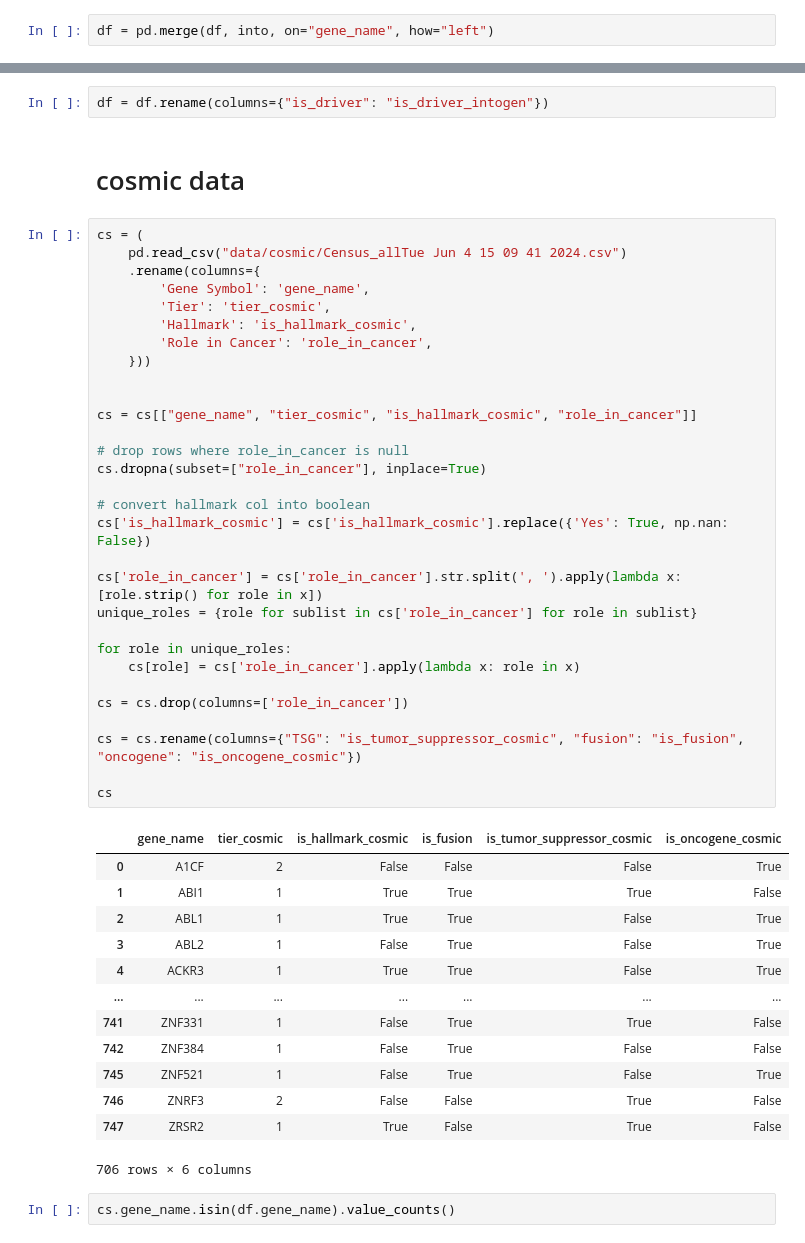
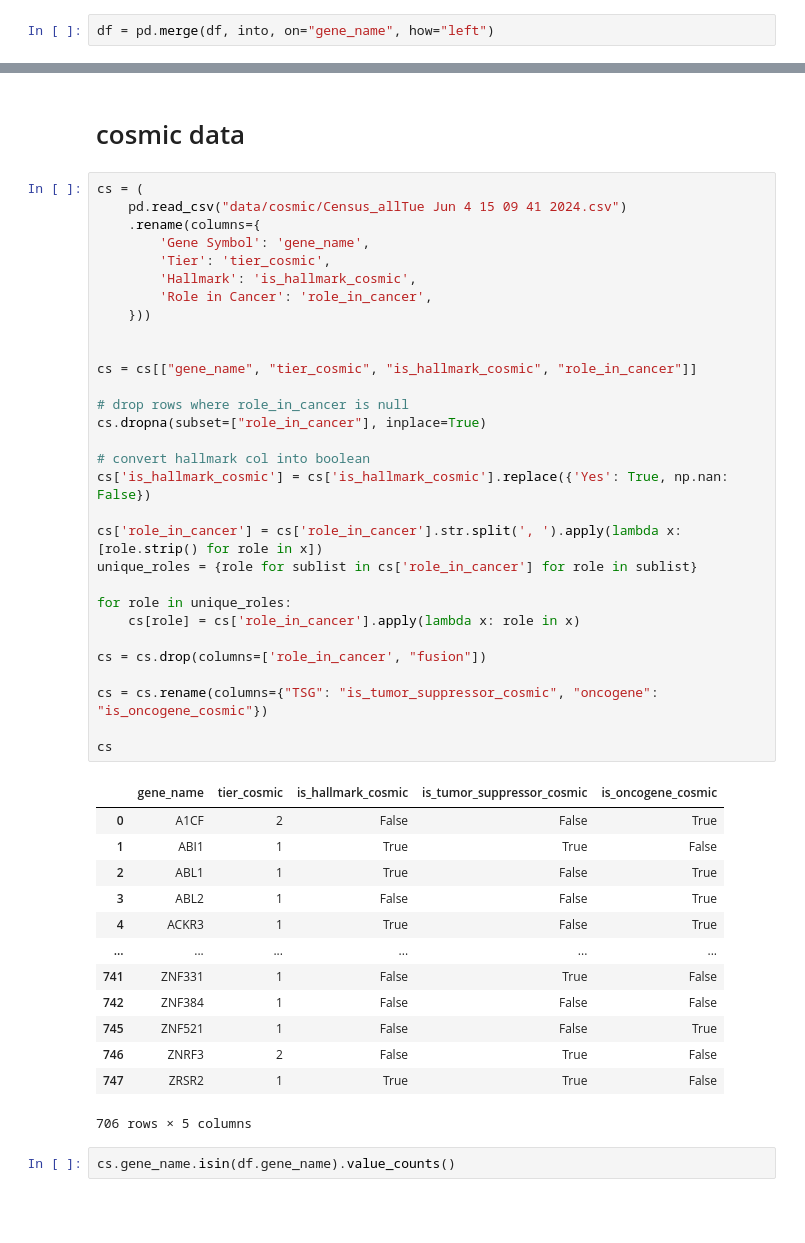
Before and after one commit to TasbasMN/mirscribe-vcf, a Jupyter notebook: data/db/genes.ipynb, the cells around one changed output, grey strips where cells are left out. Saved outputs shown, nothing was run; the diff lists cells and outputs as text; blank space fills up the shorter version.

Commit message:
edit gene db

```diff
--- a/data/db/genes.ipynb
+++ b/data/db/genes.ipynb
@@ -305,52 +309,50 @@ is_driver           0
 dtype: int64
-# %%
-df = df.rename(columns={"is_driver": "is_driver_intogen"})
 # %% [markdown]
 # cosmic data
 # %%
 cs = (
     pd.read_csv("data/cosmic/Census_allTue Jun 4 15 09 41 2024.csv")
     .rename(columns={
         'Gene Symbol': 'gene_name',
         'Tier': 'tier_cosmic',
         'Hallmark': 'is_hallmark_cosmic',
         'Role in Cancer': 'role_in_cancer',
     }))
 
 
 cs = cs[["gene_name", "tier_cosmic", "is_hallmark_cosmic", "role_in_cancer"]]
 
 # drop rows where role_in_cancer is null
 cs.dropna(subset=["role_in_cancer"], inplace=True)
 
 # convert hallmark col into boolean
 cs['is_hallmark_cosmic'] = cs['is_hallmark_cosmic'].replace({'Yes': True, np.nan: False})
 
 cs['role_in_cancer'] = cs['role_in_cancer'].str.split(', ').apply(lambda x: [role.strip() for role in x])
 unique_roles = {role for sublist in cs['role_in_cancer'] for role in sublist}
 
 for role in unique_roles:
     cs[role] = cs['role_in_cancer'].apply(lambda x: role in x)
 
-cs = cs.drop(columns=['role_in_cancer'])
+cs = cs.drop(columns=['role_in_cancer', "fusion"])
 
-cs = cs.rename(columns={"TSG": "is_tumor_suppressor_cosmic", "fusion": "is_fusion", "oncogene": "is_oncogene_cosmic"})
+cs = cs.rename(columns={"TSG": "is_tumor_suppressor_cosmic", "oncogene": "is_oncogene_cosmic"})
 
 cs
 # %% [output]
-|  | gene_name | tier_cosmic | is_hallmark_cosmic | is_fusion | is_tumor_suppressor_cosmic | is_oncogene_cosmic |
-| 0 | A1CF | 2 | False | False | False | True |
-| 1 | ABI1 | 1 | True | True | True | False |
-| 2 | ABL1 | 1 | True | True | False | True |
-| 3 | ABL2 | 1 | False | True | False | True |
-| 4 | ACKR3 | 1 | True | True | False | True |
-| ... | ... | ... | ... | ... | ... | ... |
-| 741 | ZNF331 | 1 | False | True | True | False |
-| 742 | ZNF384 | 1 | False | True | False | False |
-| 745 | ZNF521 | 1 | False | True | False | True |
-| 746 | ZNRF3 | 2 | False | False | True | False |
-| 747 | ZRSR2 | 1 | True | False | True | False |
+|  | gene_name | tier_cosmic | is_hallmark_cosmic | is_tumor_suppressor_cosmic | is_oncogene_cosmic |
+| 0 | A1CF | 2 | False | False | True |
+| 1 | ABI1 | 1 | True | True | False |
+| 2 | ABL1 | 1 | True | False | True |
+| 3 | ABL2 | 1 | False | False | True |
+| 4 | ACKR3 | 1 | True | False | True |
+| ... | ... | ... | ... | ... | ... |
+| 741 | ZNF331 | 1 | False | True | False |
+| 742 | ZNF384 | 1 | False | False | False |
+| 745 | ZNF521 | 1 | False | False | True |
+| 746 | ZNRF3 | 2 | False | True | False |
+| 747 | ZRSR2 | 1 | True | True | False |
-706 rows × 6 columns
+706 rows × 5 columns
 # %%
 cs.gene_name.isin(df.gene_name).value_counts()
 # %% [output]
```
Also changed, not shown: parts of 24 cells of this notebook, 6 other files.
